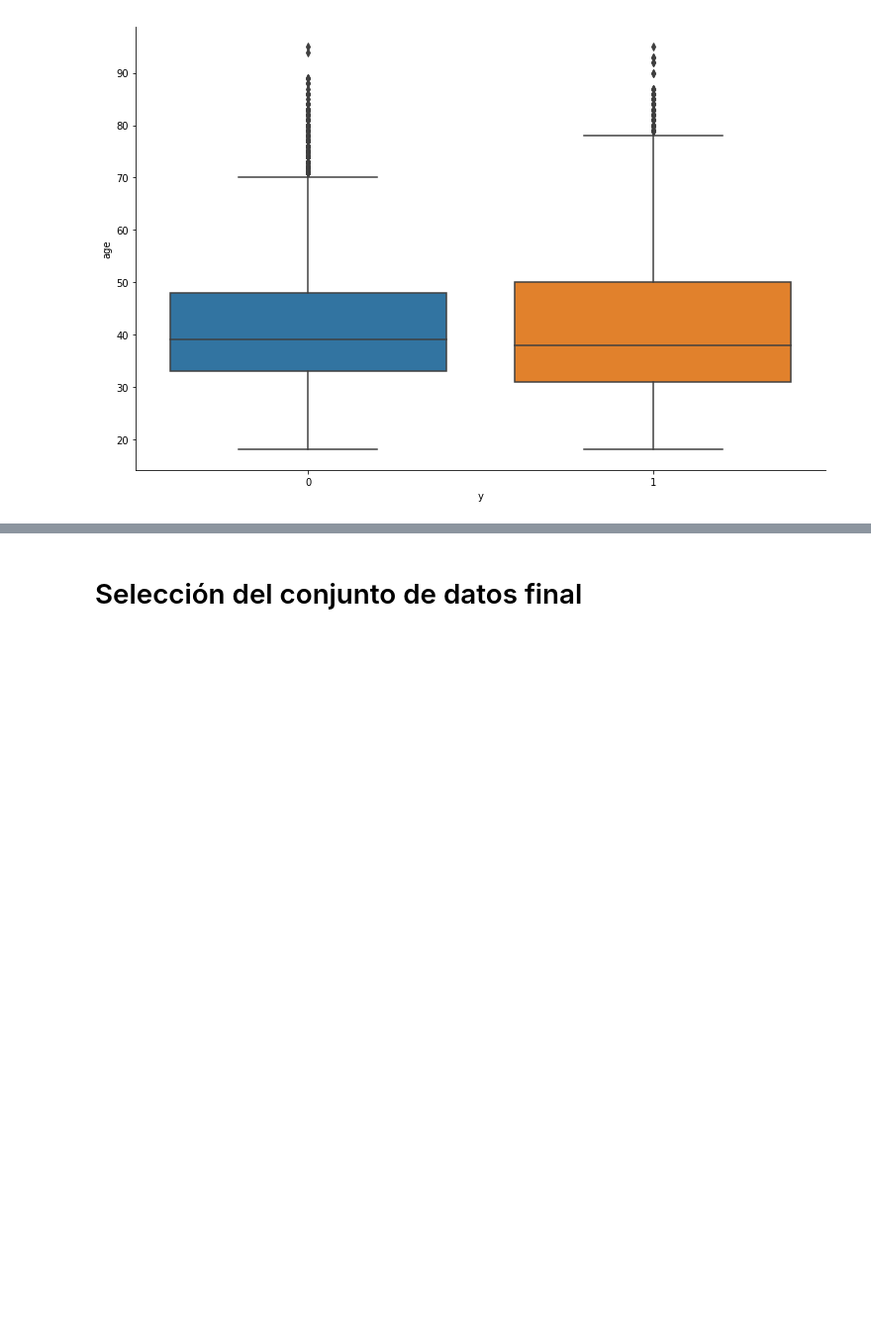
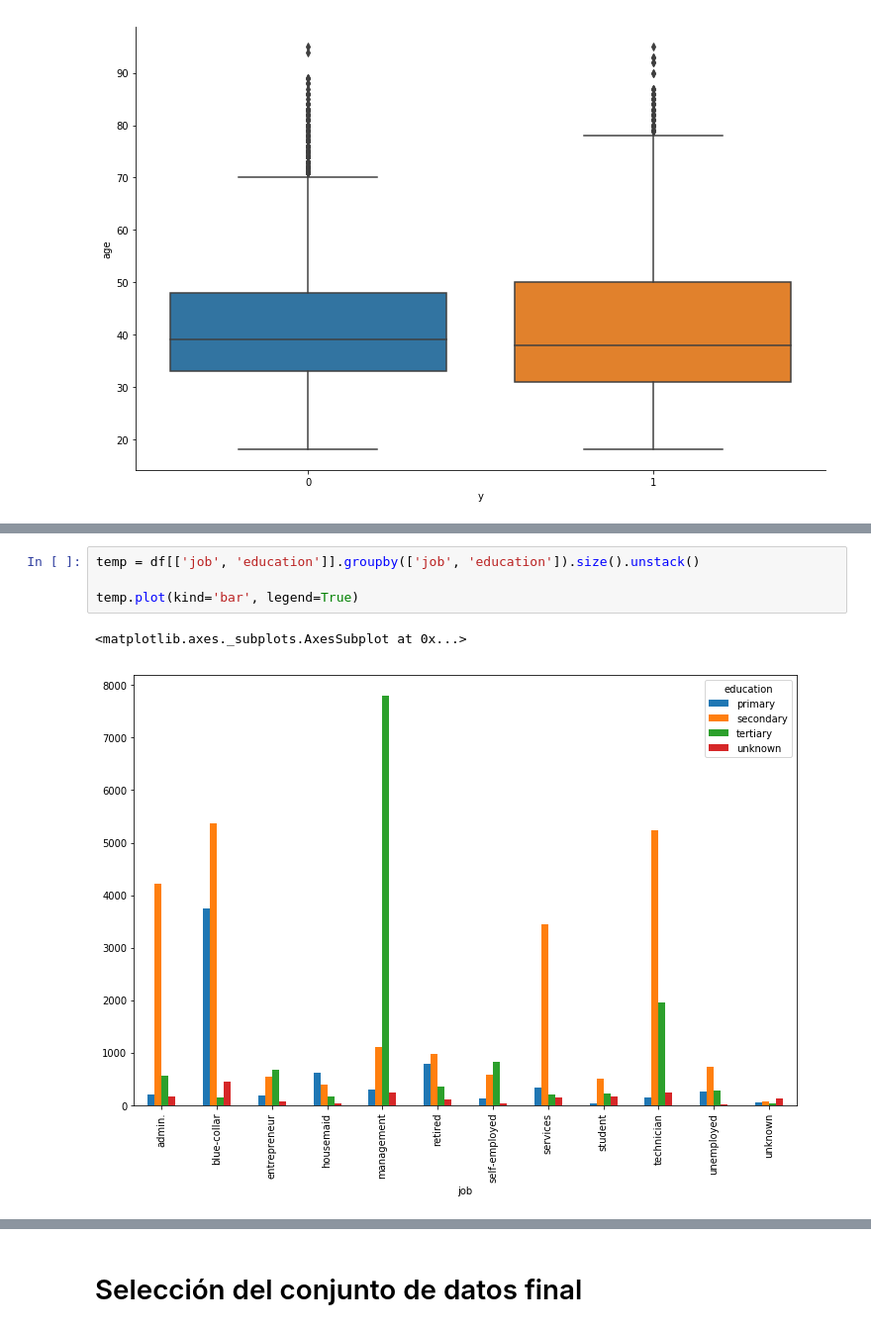
Before and after one commit to JoanMartin/UIB-MasterInBigData, a Jupyter notebook: Statistical-Learning-and-Decision-Making-II/Bank classification/Bank Classification.ipynb, the cells around one changed output, grey strips where cells are left out. Shown: that part at 99% size. Drawn from its saved outputs; the diff is of its cells as text; blank space fills up the shorter version.

```diff
--- a/Statistical-Learning-and-Decision-Making-II/Bank classification/Bank Classification.ipynb
+++ b/Statistical-Learning-and-Decision-Making-II/Bank classification/Bank Classification.ipynb
@@ -340,0 +392,7 @@ sns.factorplot(kind='box',
+# %%
+temp = df[['job', 'education']].groupby(['job', 'education']).size().unstack()
+
+temp.plot(kind='bar', legend=True)
+# %% [output]
+<matplotlib.axes._subplots.AxesSubplot at 0x...>
+[figure, added]
```
Also changed, not shown: parts of 7 cells of this notebook.
